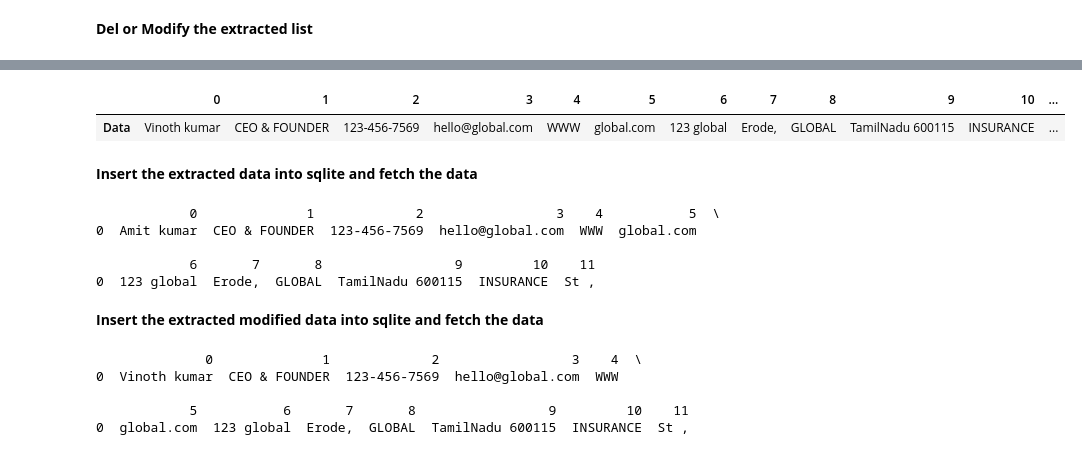
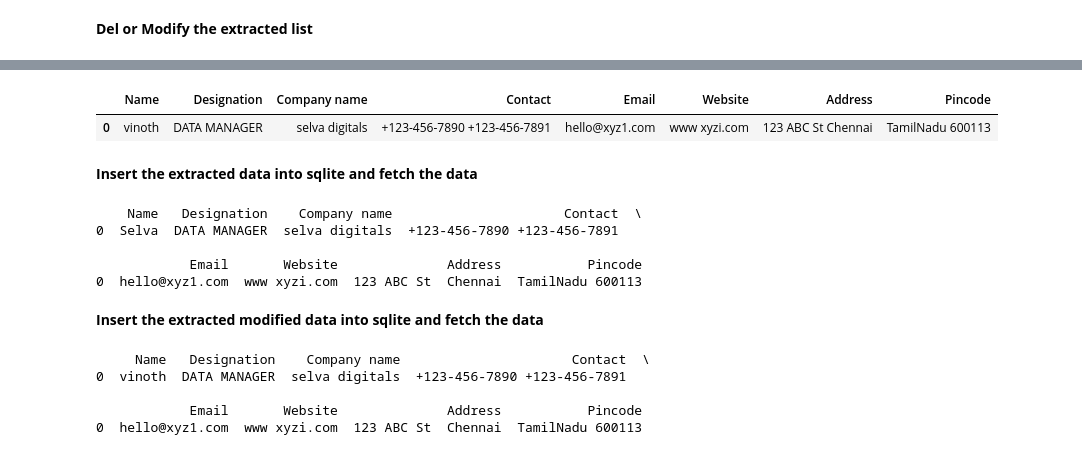
Before and after one commit to vinothkumarpy/PIZCARDX, a Jupyter notebook: pIZ_card.ipynb, the cells around one changed output, grey strips where cells are left out. Drawn from its saved outputs; the diff is of its cells as text; code cells hidden in the pictures.

```diff
--- a/pIZ_card.ipynb
+++ b/pIZ_card.ipynb
@@ -120,7 +160,8 @@ extracted_text_list
 # %% [markdown]
 **convert the list into dataframe** *italicized text*
 # %%
-df = pd.DataFrame(extracted_text_list, columns=['Data'])
-real_data = df.transpose()
+import pandas as pd
+df= pd.DataFrame(ext_text)
+real_data=df
 real_data
 # %% [output]
@@ -160,0 +172,22 @@ Data  St ,
+# %%
+import pandas as pd
+
+print("which field do you want to change : " , "\n" ,'---> Name','---> Designation','---> Company name','---> Contact','---> Email','---> Website','---> Address','---> Pincode')
+
+while True:
+    # Ask the user which field they want to edit
+    field_to_edit = input("Enter the field to edit (or 'done' to finish editing): ").strip()
+
+    if field_to_edit.lower() == 'done':
+        break
+
+    if field_to_edit in df.columns:
+        new_value = input(f"Enter the new value for '{field_to_edit}': ").strip()
+        df.loc[0, field_to_edit] = new_value
+        print(f"'{field_to_edit}' updated successfully.")
+    else:
+        print(f"'{field_to_edit}' is not a valid field.")
+
+# Display the modified DataFrame
+print("\nModified DataFrame:")
+print(df)
@@ -161,14 +208,15 @@ Data  St ,
 # %%
+modified_data =  df
 modified_data
 # %% [output]
-|  | 0 | 1 | 2 | 3 | 4 | 5 | 6 | 7 | 8 | 9 | 10 | ... |
-| Data | Vinoth kumar | CEO & FOUNDER | 123-456-7569 | hello@global.com | WWW | global.com | 123 global | Erode, | GLOBAL | TamilNadu 600115 | INSURANCE | ... |
+|  | Name | Designation | Company name | Contact | Email | Website | Address | Pincode |
+| 0 | vinoth | DATA MANAGER | selva digitals | +123-456-7890 +123-456-7891 | hello@xyz1.com | www xyzi.com | 123 ABC St Chennai | TamilNadu 600113 |
 # %% [markdown]
 **Insert the extracted data into sqlite and fetch the data**
 # %%
 import sqlite3
 import pandas as pd
-conn = sqlite3.connect('pixcard_vk.db')
+conn = sqlite3.connect('bix.db')
 
 real_data.to_sql('Actual_data', conn, index=False, if_exists='replace')
 query = "SELECT * FROM Actual_data"
@@ -179,17 +227,17 @@ conn.commit()
 conn.close()
 print(df_org)
 # %% [output]
-            0              1             2                 3    4           5  \
-0  Amit kumar  CEO & FOUNDER  123-456-7569  hello@global.com  WWW  global.com
+    Name   Designation    Company name                      Contact  \
+0  Selva  DATA MANAGER  selva digitals  +123-456-7890 +123-456-7891
 
-            6       7       8                 9         10    11
-0  123 global  Erode,  GLOBAL  TamilNadu 600115  INSURANCE  St ,
+            Email       Website              Address           Pincode
+0  hello@xyz1.com  www xyzi.com  123 ABC St  Chennai  TamilNadu 600113
 # %% [markdown]
 **Insert the extracted modified data into sqlite and fetch the data**
 # %%
 import sqlite3
 import pandas as pd
-conn = sqlite3.connect('pixcard_vk.db')
+conn = sqlite3.connect('bix.db')
 
 modified_data.to_sql('Modified_data', conn, index=False, if_exists='replace')
 query = "SELECT * FROM Modified_data"
@@ -200,8 +248,8 @@ conn.commit()
 conn.close()
 print(df_mod)
 # %% [output]
-              0              1             2                 3    4  \
-0  Vinoth kumar  CEO & FOUNDER  123-456-7569  hello@global.com  WWW
+     Name   Designation    Company name                      Contact  \
+0  vinoth  DATA MANAGER  selva digitals  +123-456-7890 +123-456-7891
 
-            5           6       7       8                 9         10    11
-0  global.com  123 global  Erode,  GLOBAL  TamilNadu 600115  INSURANCE  St ,
+            Email       Website              Address           Pincode
+0  hello@xyz1.com  www xyzi.com  123 ABC St  Chennai  TamilNadu 600113
```
Also changed, not shown: parts of 7 cells of this notebook.
